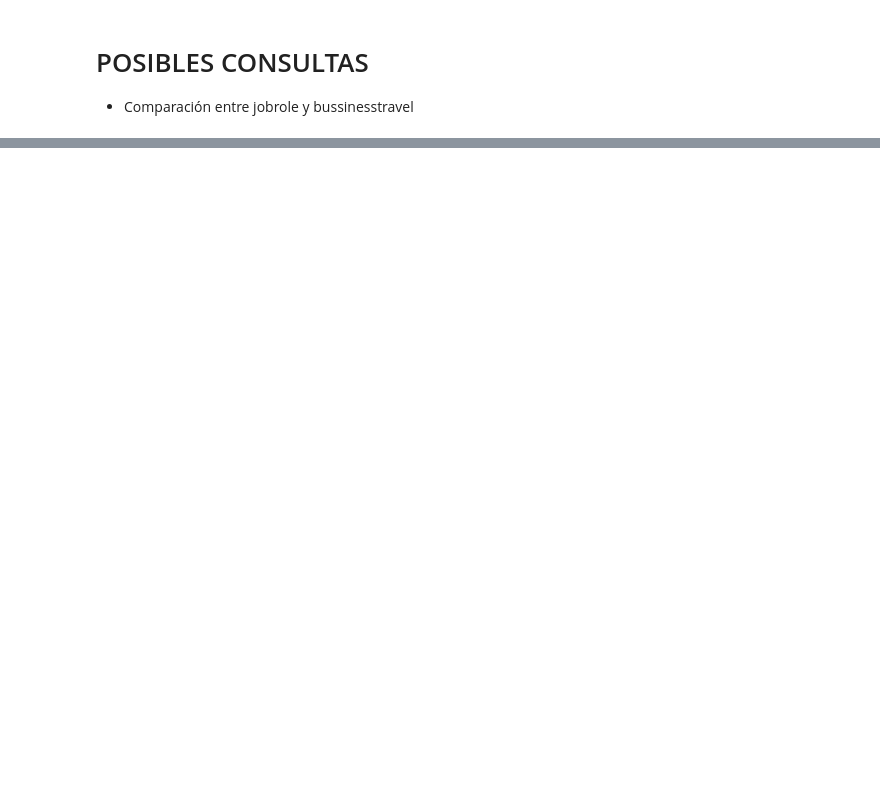
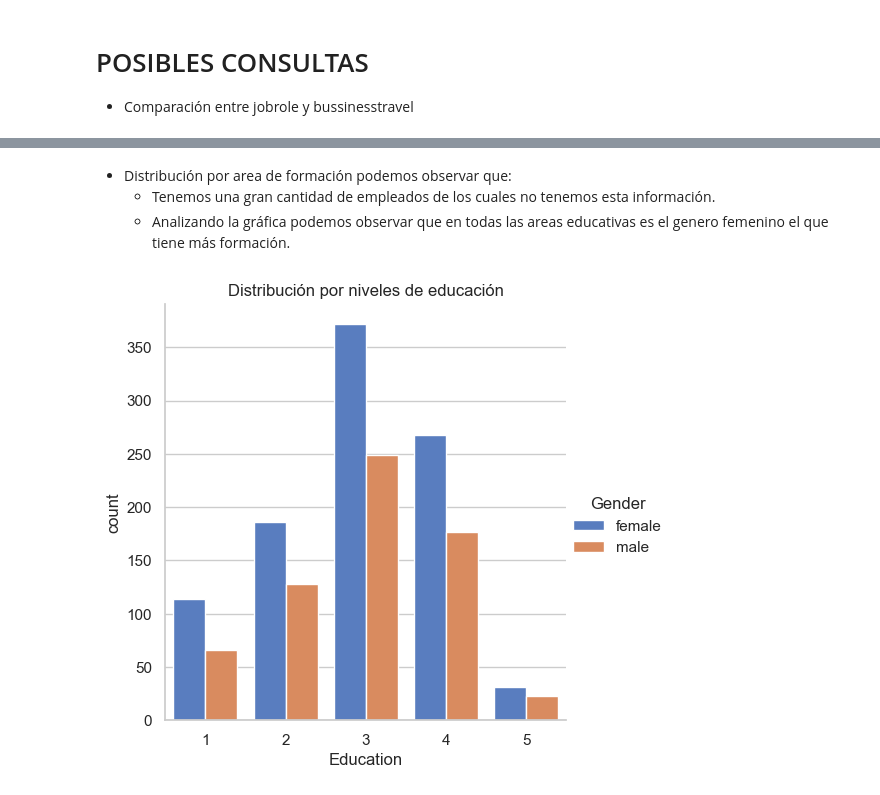
Before and after one commit to LuanaMagnabosco/Project-da-promo-A-modulo-3-team-2, a Jupyter notebook: fase-2B.ipynb, the cells around one changed output, grey strips where cells are left out. Saved outputs shown, nothing was run; the diff lists cells and outputs as text; code cells hidden in the pictures; blank space fills up the shorter version.

```diff
--- a/fase-2B.ipynb
+++ b/fase-2B.ipynb
@@ -447,0 +493,11 @@ print(f"El DataFrame modificado ha sido guardado en '{output_file_path}'.")
+# %% [markdown]
+- Distribución por area de formación podemos observar que:
+    - Tenemos una gran cantidad de empleados de los cuales no tenemos esta información.
+    - Analizando la gráfica podemos observar que en todas las areas educativas es el genero femenino el que tiene más formación.
+# %%
+paleta = 'muted'
+sns.catplot(x="Education", data=df_imputada, kind="count", hue="Gender", palette=paleta)
+plt.title('Distribución por niveles de educación')
+plt.show()
+# %% [output]
+[figure, added]
```
Also changed, not shown: parts of 12 cells of this notebook.
